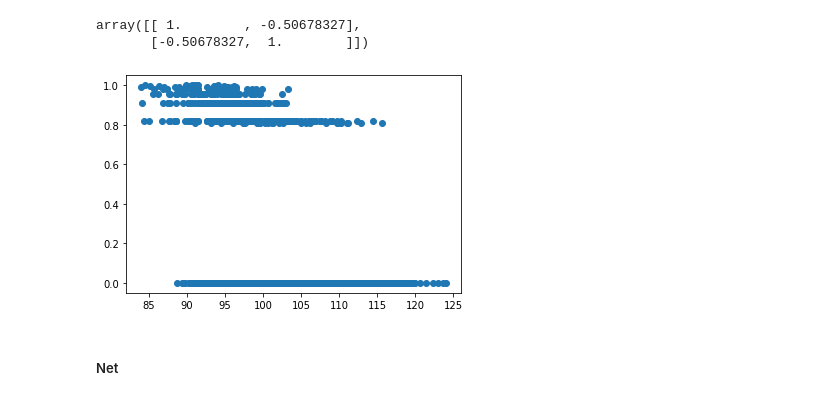
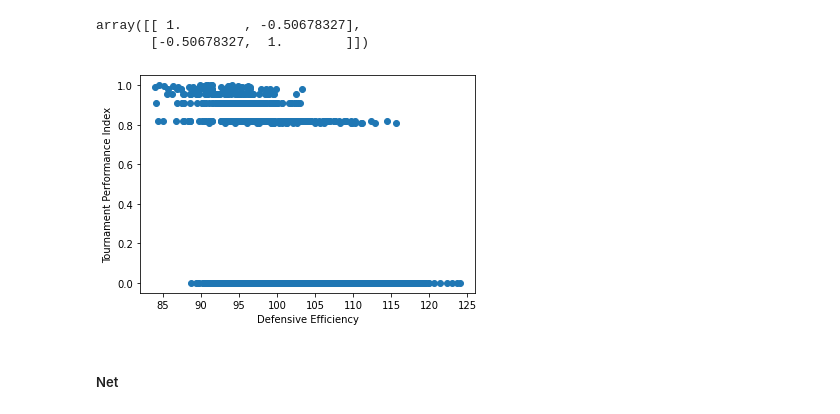
Before and after one commit to DBeick/college-basketball, a Jupyter notebook: main.ipynb, the cells around one changed output. Saved outputs shown, nothing was run; the diff lists cells and outputs as text; code cells hidden in the pictures.

```diff
--- a/main.ipynb
+++ b/main.ipynb
@@ -198,9 +206,11 @@ array([[ 1.        , -0.50678327],
        [-0.50678327,  1.        ]])
 # %%
 plt.scatter(df['ADJDE'], df['PFPC'])
+plt.xlabel("Defensive Efficiency")
+plt.ylabel("Tournament Performance Index")
 plt.show()
 # %% [output]
-[figure, old version]
+[figure, new version]
 # %% [markdown]
 ##### Net
 # %%
```
Also changed, not shown: parts of 6 cells of this notebook, 1 other file.
